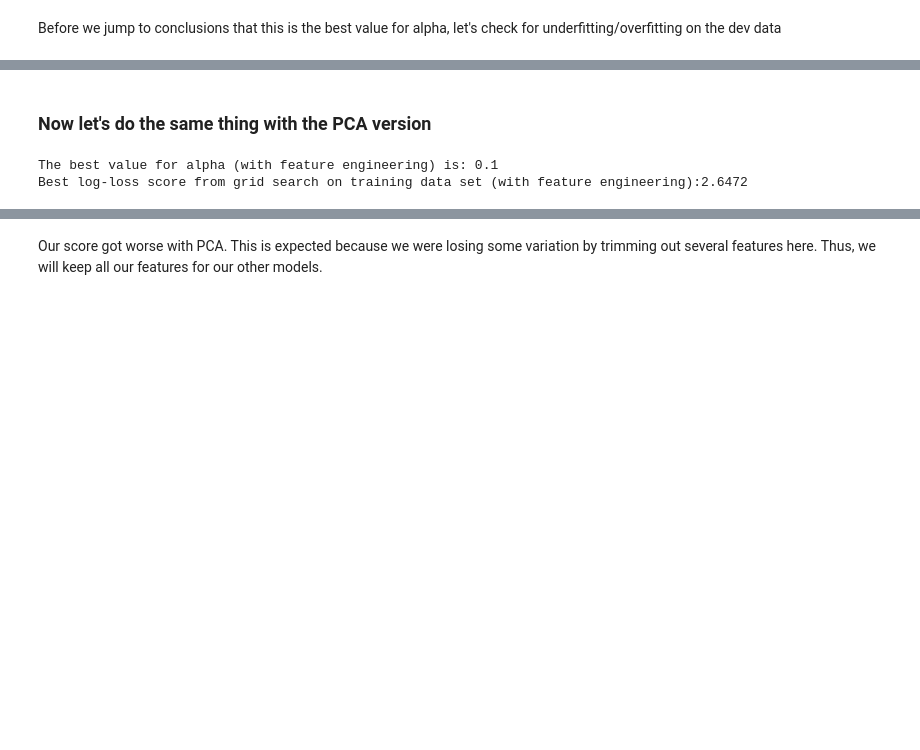
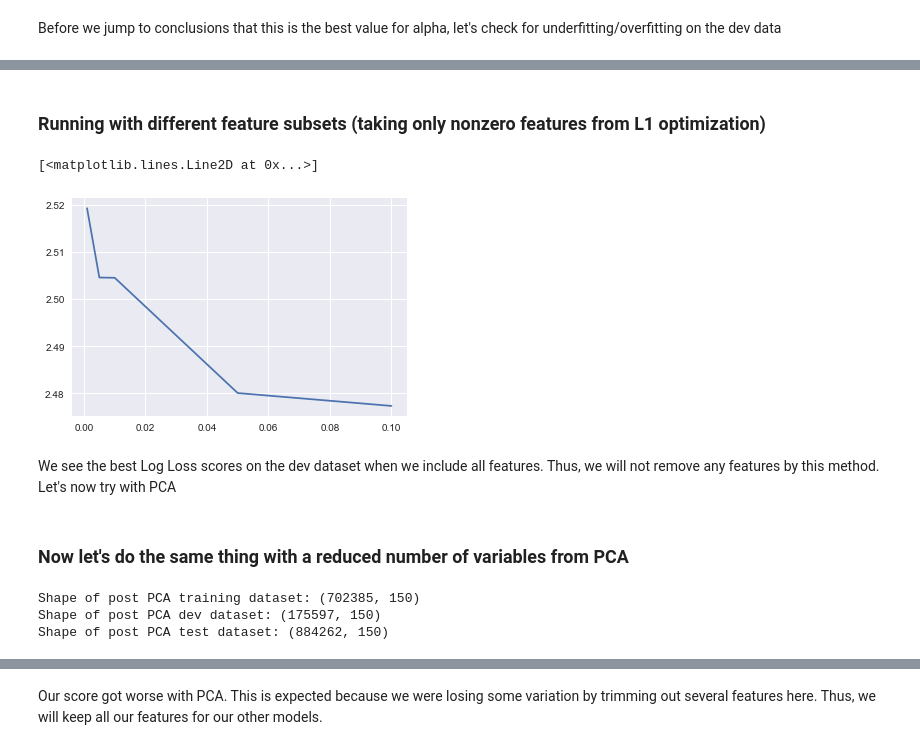
Before and after one commit to suhasgupta791/MIDS_W207_Final_Project, a Jupyter notebook: SuhasGupta_NehaKumar_SecondSubmission_finalproject.ipynb, the cells around one changed output, grey strips where cells are left out. Saved outputs shown, nothing was run; the diff lists cells and outputs as text; code cells hidden in the pictures; blank space fills up the shorter version.

```diff
--- a/SuhasGupta_NehaKumar_SecondSubmission_finalproject.ipynb
+++ b/SuhasGupta_NehaKumar_SecondSubmission_finalproject.ipynb
@@ -746,0 +833,15 @@ Shape of post PCA test dataset: (884262, 120)
+# %%
+all_feature_sets_train = []
+all_feature_sets_dev = []
+all_feature_sets_test = []
+
+for i in range(len(c_vals)):
+    idx = nonzero_idx_list_v1[i]
+    all_feature_sets_train.append(train_data_v2[:,idx])
+    all_feature_sets_dev.append(dev_data_v2[:,idx])
+    all_feature_sets_test.append(test_data_encoded_v2[:,idx])
+# %%
+# Check to make sure our datasets are the right size
+
+for i in range(len(all_feature_sets_train)):
+    print(all_feature_sets_train[i].shape)
@@ -860,2 +969,19 @@ Log loss for Multinomial Naive Bayes is 2.505316220262288
+# %% [markdown]
+### Running with different feature subsets (taking only nonzero features from L1 optimization)
+# %%
+mnb_log_losses = []
+
+for i in range(len(c_vals)):
+    mnb_v2_trim_features = MultinomialNB(alpha = best_alpha_v2)
+    mnb_v2_trim_features.fit(all_feature_sets_train[i], train_labels_v2)
+    mnb_log_loss = metrics.log_loss(dev_labels_v2, mnb_v2_trim_features.predict_proba(all_feature_sets_dev[i]))
+    mnb_log_losses.append(mnb_log_loss)
+
+plt.plot(c_vals, mnb_log_losses)
+# %% [output]
+[<matplotlib.lines.Line2D at 0x...>]
+[figure, added]
+# %% [markdown]
+We see the best Log Loss scores on the dev dataset when we include all features. Thus, we will not remove any features by this method. Let's now try with PCA
 # %% [markdown]
-### Now let's do the same thing with the PCA version
+### Now let's do the same thing with a reduced number of variables from PCA
@@ -873,9 +988,20 @@ nb_v3 = mnb_v3_cv.fit(norm_train, train_labels_v2)
-# %%
-# For V2 Normalized PCA data
-
-print('The best value for alpha (with feature engineering) is:', nb_v3.best_params_['alpha'])
-print('Best log-loss score from grid search on training data set (with feature engineering):{fm}'.format(fm=round(-1 * nb_v3.best_score_,4)))
-# %% [output]
-The best value for alpha (with feature engineering) is: 0.1
-Best log-loss score from grid search on training data set (with feature engineering):2.6472
+# %%
+# Number of variables we will use in PCA
+n = 150
+
+# Running the PCA
+pca = TruncatedSVD(n_components = n)
+pca.fit(train_data_v2)
+
+after_transform_features_train = pca.transform(train_data_v2)
+after_transform_features_dev = pca.transform(dev_data_v2)
+after_transform_features_test = pca.transform(test_data_encoded_v2)
+
+print('Shape of post PCA training dataset:',after_transform_features_train.shape)
+print('Shape of post PCA dev dataset:',after_transform_features_dev.shape)
+print('Shape of post PCA test dataset:',after_transform_features_test.shape)
+# %% [output]
+Shape of post PCA training dataset: (702385, 150)
+Shape of post PCA dev dataset: (175597, 150)
+Shape of post PCA test dataset: (884262, 150)
 # %%
```
Also changed, not shown: parts of 26 cells of this notebook.
